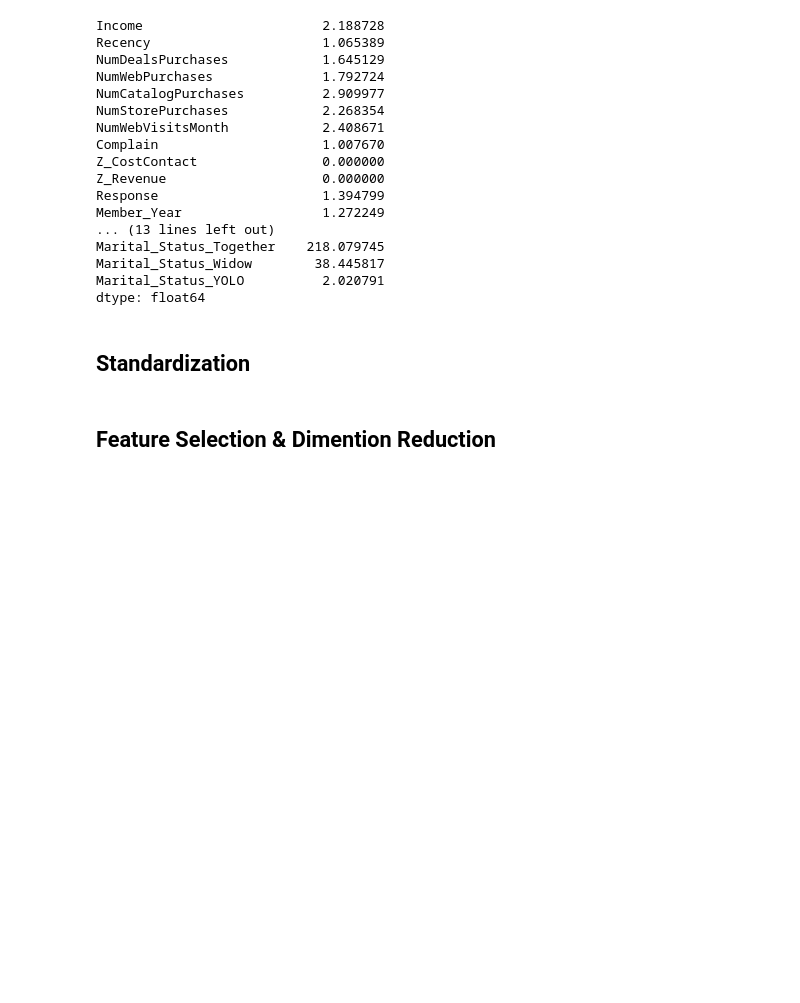
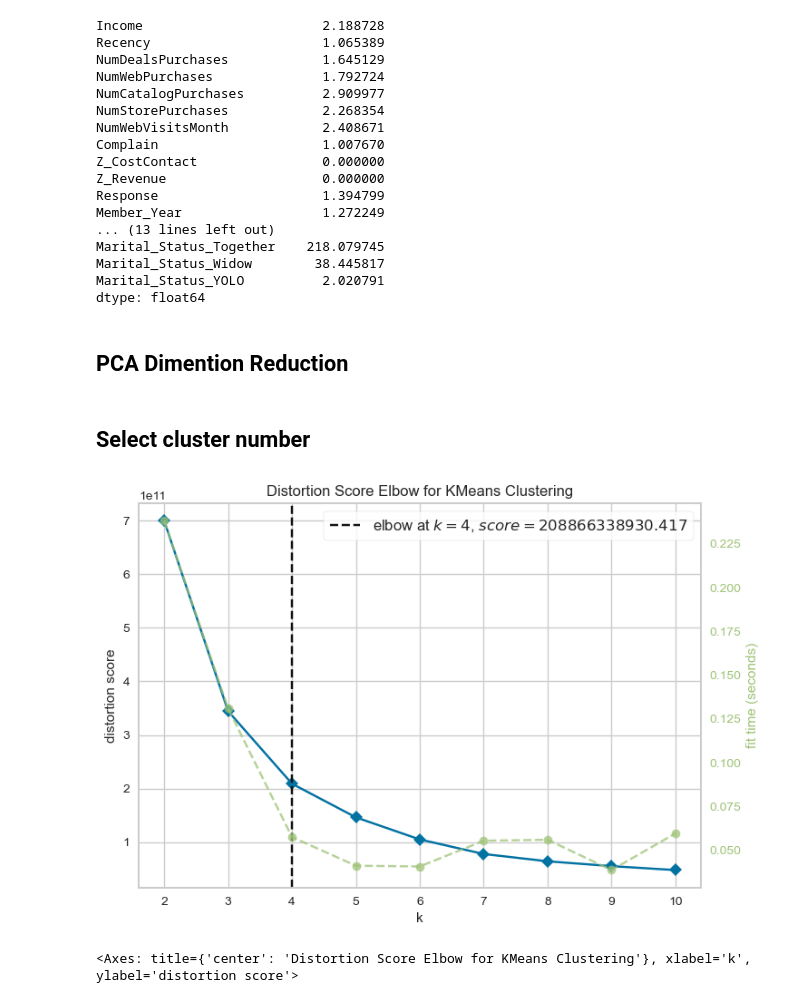
Before and after one commit to McGill-MMA-EnterpriseAnalytics/Customer-Personality-Analysis, a Jupyter notebook: INSY 695 Group Project.ipynb, the cells around one changed output. Drawn from its saved outputs; the diff is of its cells as text; code cells hidden in the pictures; blank space fills up the shorter version.

```diff
--- a/INSY 695 Group Project.ipynb
+++ b/INSY 695 Group Project.ipynb
@@ -395,7 +436,19 @@ Marital_Status_Together    218.079745
 Marital_Status_Widow        38.445817
 Marital_Status_YOLO          2.020791
 dtype: float64
-# %% [markdown]
-## Standardization
 # %% [markdown]
-## Feature Selection & Dimention Reduction
+## PCA Dimention Reduction
+# %%
+# PCA for dimensionality reduction
+pca = PCA(n_components=3)
+pca_ds = pd.DataFrame(pca.fit_transform(data_newfeature), columns=["col1", "col2", "col3"])
+# %% [markdown]
+## Select cluster number
+# %%
+# Clustering with KMeans and visualizing clusters
+elbow_m = KElbowVisualizer(KMeans(), k=10)
+elbow_m.fit(pca_ds)
+elbow_m.show()
+# %% [output]
+[figure, added]
+<Axes: title={'center': 'Distortion Score Elbow for KMeans Clustering'}, xlabel='k', ylabel='distortion score'>
```
Also changed, not shown: parts of 17 cells of this notebook.
